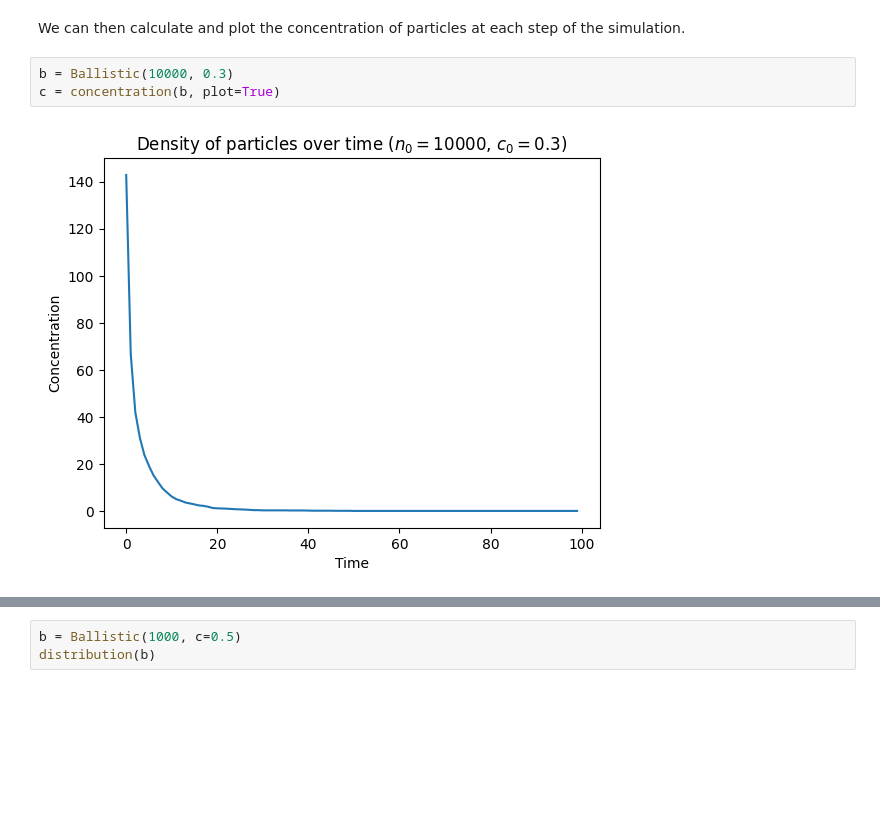
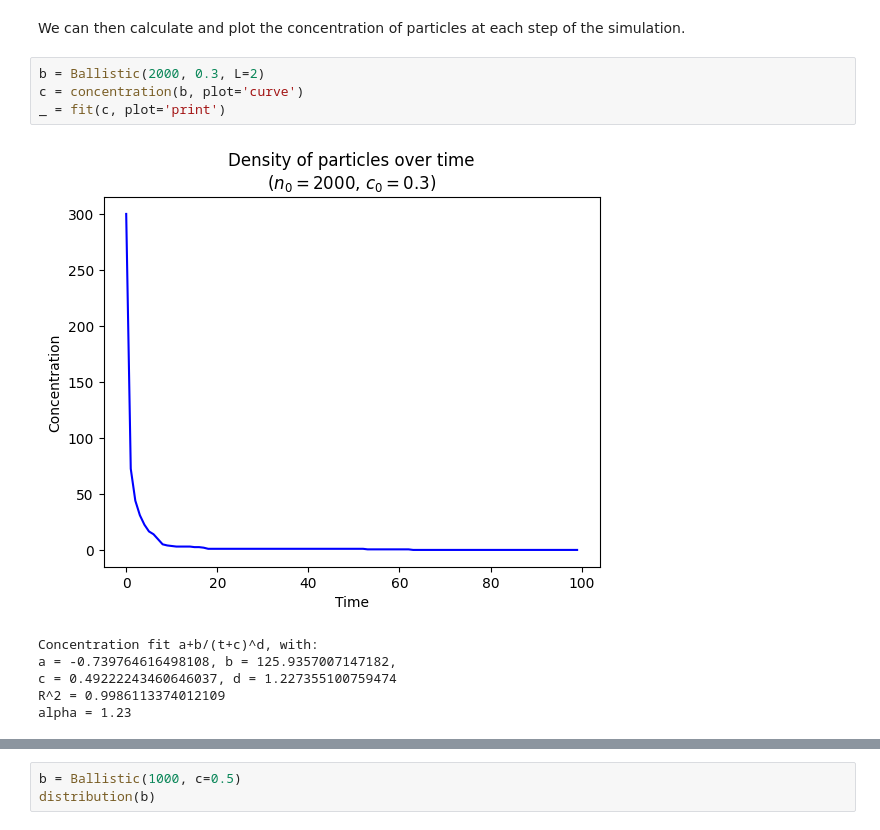
Before and after one commit to Epsylene/BrownianAnnihilation, a Jupyter notebook: ballistic.ipynb, the cells around one changed output, grey strips where cells are left out. Saved outputs shown, nothing was run; the diff lists cells and outputs as text; blank space fills up the shorter version.

```diff
--- a/ballistic.ipynb
+++ b/ballistic.ipynb
@@ -21,7 +21,13 @@ b.plot()
 # %% [markdown]
 We can then calculate and plot the concentration of particles at each step of the simulation.
 # %%
-b = Ballistic(10000, 0.3)
-c = concentration(b, plot=True)
+b = Ballistic(2000, 0.3, L=2)
+c = concentration(b, plot='curve')
+_ = fit(c, plot='print')
 # %% [output]
-[figure, old version]
+[figure, new version]
+Concentration fit a+b/(t+c)^d, with:
+a = -0.739764616498108, b = 125.9357007147182,
+c = 0.49222243460646037, d = 1.227355100759474
+R^2 = 0.9986113374012109
+alpha = 1.23
```
Also changed, not shown: parts of 11 cells of this notebook, 1 other file.
